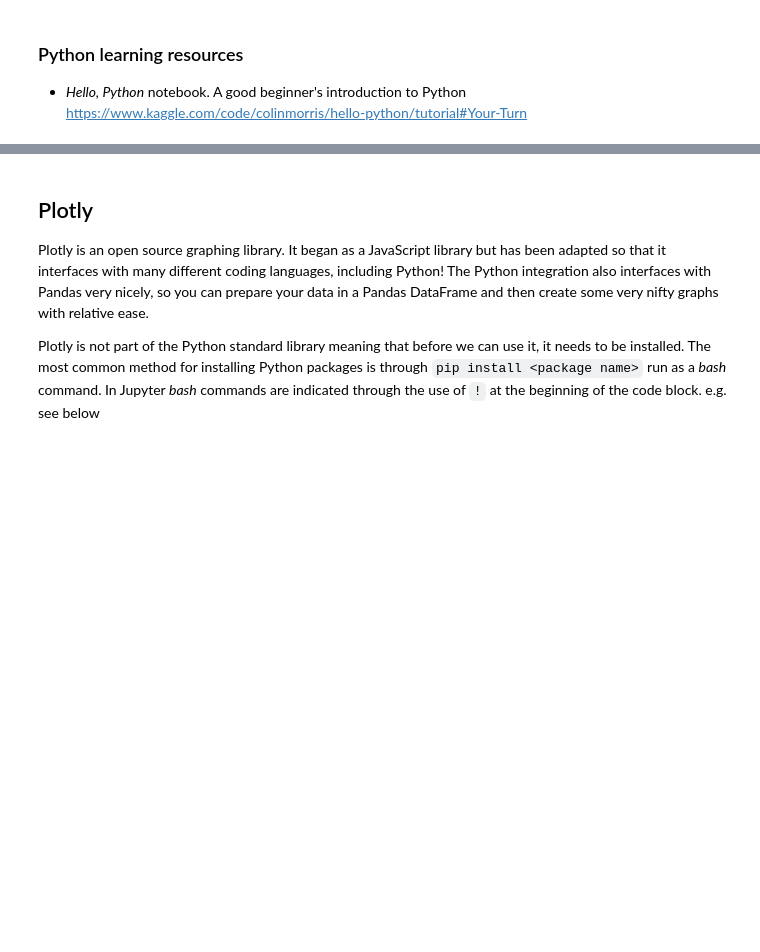
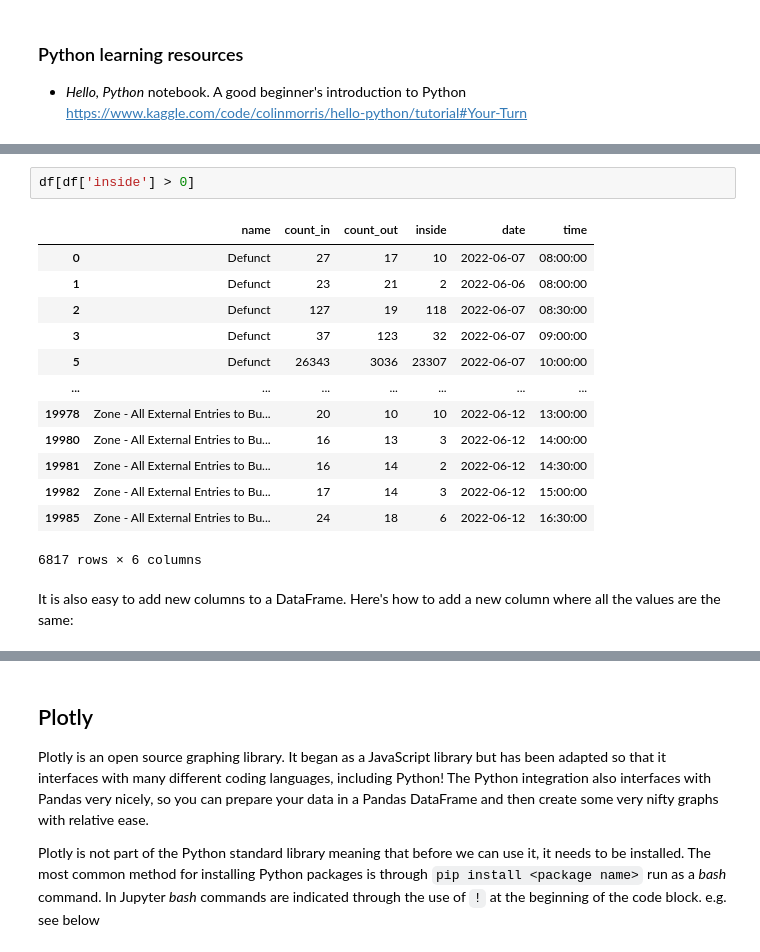
Before and after one commit to StateLibraryVictoria-SLVLAB/code-club, a Jupyter notebook: session-resources/code_club_intro_20_2023.ipynb, the cells around one changed output, grey strips where cells are left out. Saved outputs shown, nothing was run; the diff lists cells and outputs as text; blank space fills up the shorter version.

```diff
--- a/session-resources/code_club_intro_20_2023.ipynb
+++ b/session-resources/code_club_intro_20_2023.ipynb
@@ -197,0 +387,18 @@ import pandas as pd
+# %%
+df[df['inside'] > 0]
+# %% [output]
+|  | name | count_in | count_out | inside | date | time |
+| 0 | Defunct | 27 | 17 | 10 | 2022-06-07 | 08:00:00 |
+| 1 | Defunct | 23 | 21 | 2 | 2022-06-06 | 08:00:00 |
+| 2 | Defunct | 127 | 19 | 118 | 2022-06-07 | 08:30:00 |
+| 3 | Defunct | 37 | 123 | 32 | 2022-06-07 | 09:00:00 |
+| 5 | Defunct | 26343 | 3036 | 23307 | 2022-06-07 | 10:00:00 |
+| ... | ... | ... | ... | ... | ... | ... |
+| 19978 | Zone - All External Entries to Bu... | 20 | 10 | 10 | 2022-06-12 | 13:00:00 |
+| 19980 | Zone - All External Entries to Bu... | 16 | 13 | 3 | 2022-06-12 | 14:00:00 |
+| 19981 | Zone - All External Entries to Bu... | 16 | 14 | 2 | 2022-06-12 | 14:30:00 |
+| 19982 | Zone - All External Entries to Bu... | 17 | 14 | 3 | 2022-06-12 | 15:00:00 |
+| 19985 | Zone - All External Entries to Bu... | 24 | 18 | 6 | 2022-06-12 | 16:30:00 |
+6817 rows × 6 columns
+# %% [markdown]
+It is also easy to add new columns to  a DataFrame. Here's how to add a new column where all the values are the same:
```
Also changed, not shown: parts of 43 cells of this notebook, 4 other files.
